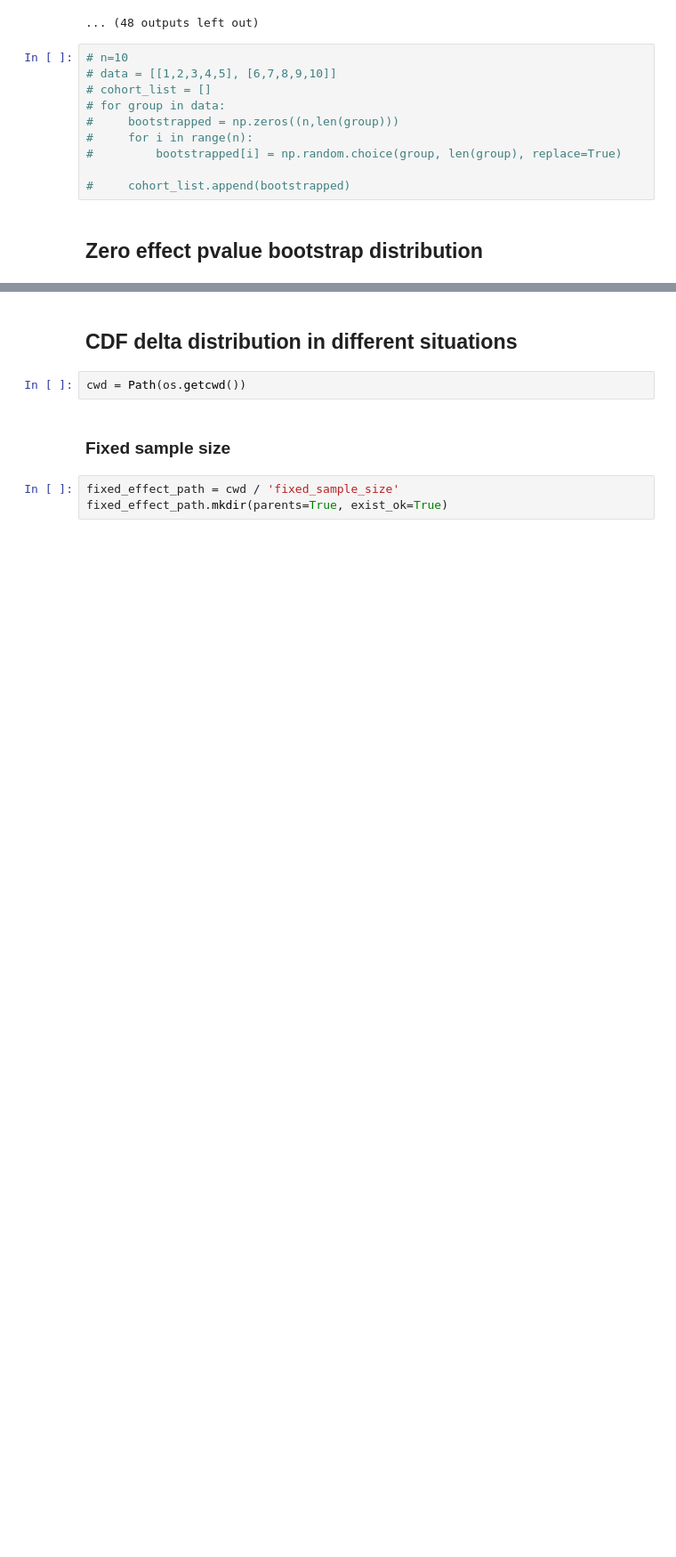
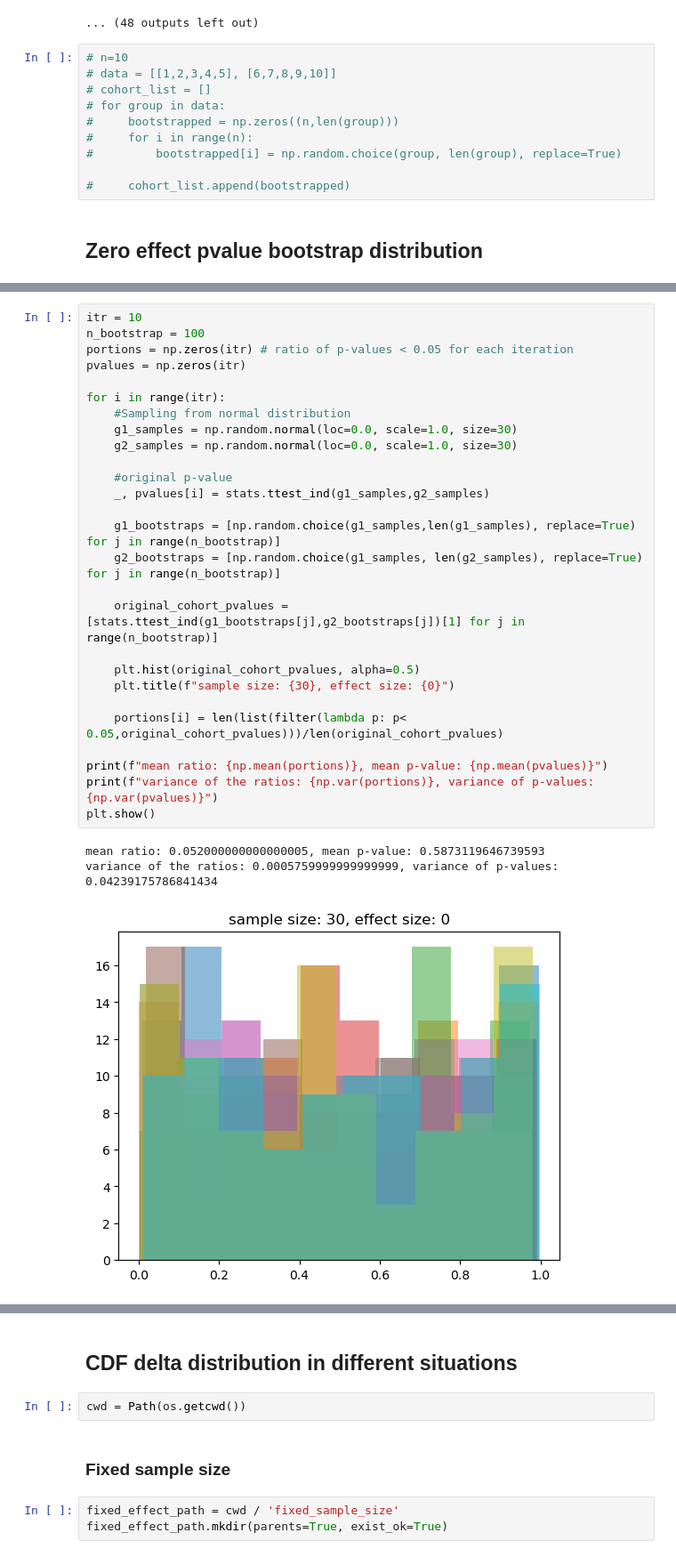
Before and after one commit to mirhnius/p-value_discrepancy_metric, a Jupyter notebook: simulations/simulations.ipynb, the cells around one changed output, grey strips where cells are left out. Shown: that part at 89% size. Drawn from its saved outputs; the diff is of its cells as text; blank space fills up the shorter version.

```diff
--- a/simulations/simulations.ipynb
+++ b/simulations/simulations.ipynb
@@ -176,0 +158,31 @@ variance of the ratios: 0.02003524, variance of p-values: 0.08040930092257603
+# %%
+itr = 10
+n_bootstrap = 100
+portions = np.zeros(itr) # ratio of p-values < 0.05 for each iteration
+pvalues = np.zeros(itr)
+
+for i in range(itr):
+    #Sampling from normal distribution
+    g1_samples = np.random.normal(loc=0.0, scale=1.0, size=30)
+    g2_samples = np.random.normal(loc=0.0, scale=1.0, size=30)
+
+    #original p-value
+    _, pvalues[i] = stats.ttest_ind(g1_samples,g2_samples)
+
+    g1_bootstraps = [np.random.choice(g1_samples,len(g1_samples), replace=True) for j in range(n_bootstrap)]
+    g2_bootstraps = [np.random.choice(g1_samples, len(g2_samples), replace=True) for j in range(n_bootstrap)]
+
+    original_cohort_pvalues = [stats.ttest_ind(g1_bootstraps[j],g2_bootstraps[j])[1] for j in range(n_bootstrap)]
+
+    plt.hist(original_cohort_pvalues, alpha=0.5)
+    plt.title(f"sample size: {30}, effect size: {0}")
+
+    portions[i] = len(list(filter(lambda p: p< 0.05,original_cohort_pvalues)))/len(original_cohort_pvalues)
+
+print(f"mean ratio: {np.mean(portions)}, mean p-value: {np.mean(pvalues)}")
+print(f"variance of the ratios: {np.var(portions)}, variance of p-values: {np.var(pvalues)}")
+plt.show()
+# %% [output]
+mean ratio: 0.052000000000000005, mean p-value: 0.5873119646739593
+variance of the ratios: 0.0005759999999999999, variance of p-values: 0.04239175786841434
+[figure, added]
```
Also changed, not shown: parts of 12 cells of this notebook, 1 other file.
